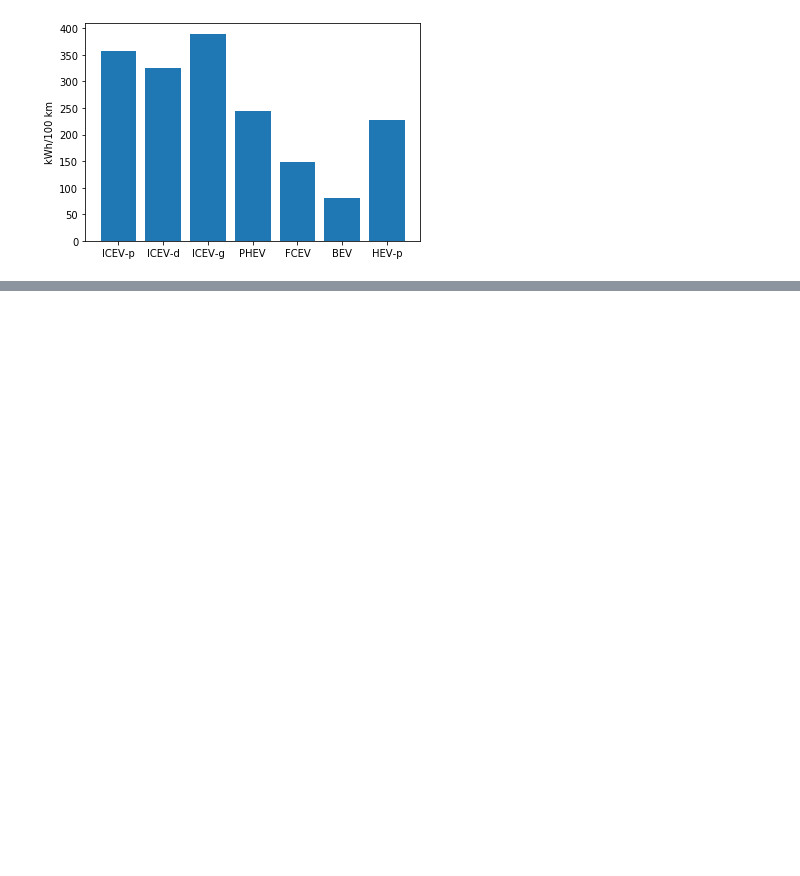
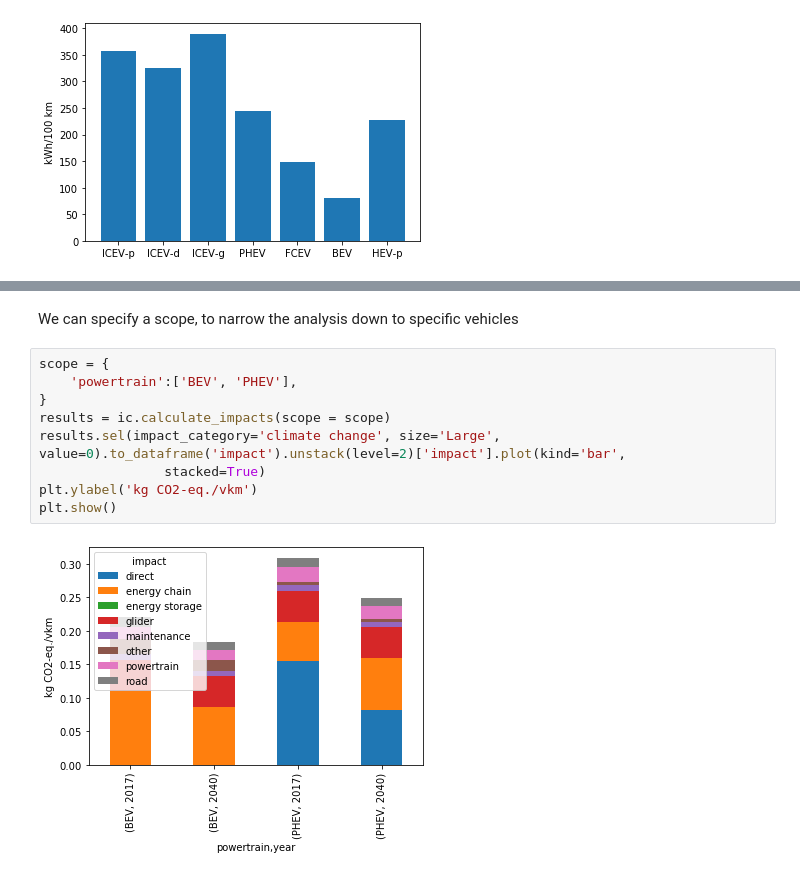
Before and after one commit to romainsacchi/carculator, a Jupyter notebook: examples/Examples.ipynb, the cells around one changed output, grey strips where cells are left out. Drawn from its saved outputs; the diff is of its cells as text; blank space fills up the shorter version.

```diff
--- a/examples/Examples.ipynb
+++ b/examples/Examples.ipynb
@@ -139,0 +279,13 @@ plt.show()
+# %% [markdown]
+We can specify a scope, to narrow the analysis down to specific vehicles
+# %%
+scope = {
+    'powertrain':['BEV', 'PHEV'],
+}
+results = ic.calculate_impacts(scope = scope)
+results.sel(impact_category='climate change', size='Large', value=0).to_dataframe('impact').unstack(level=2)['impact'].plot(kind='bar',
+                stacked=True)
+plt.ylabel('kg CO2-eq./vkm')
+plt.show()
+# %% [output]
+[figure, added]
```
Also changed, not shown: parts of 42 cells of this notebook, 6 other files.
